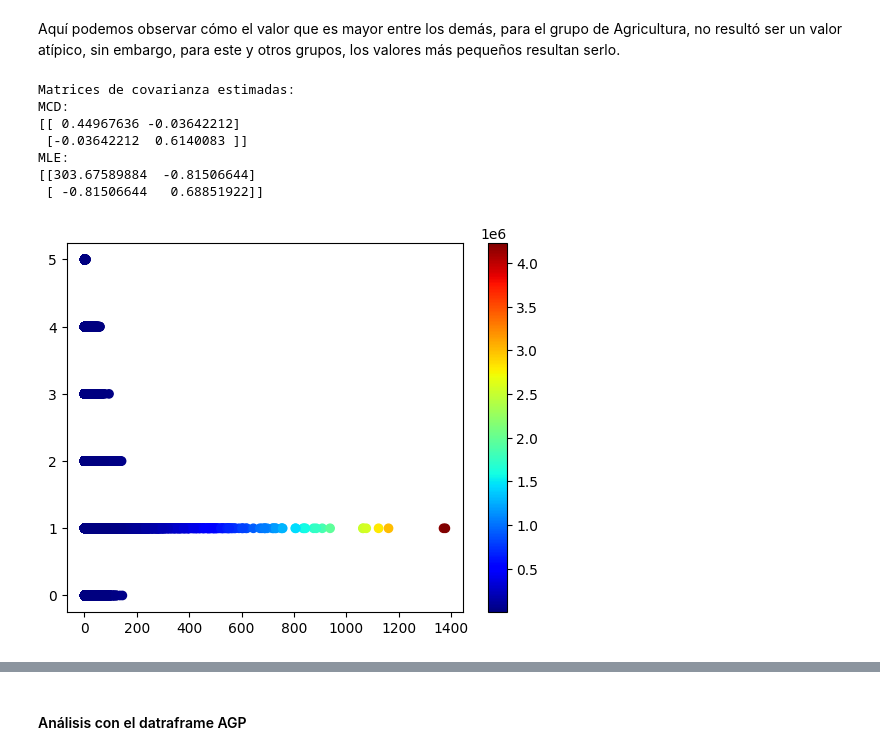
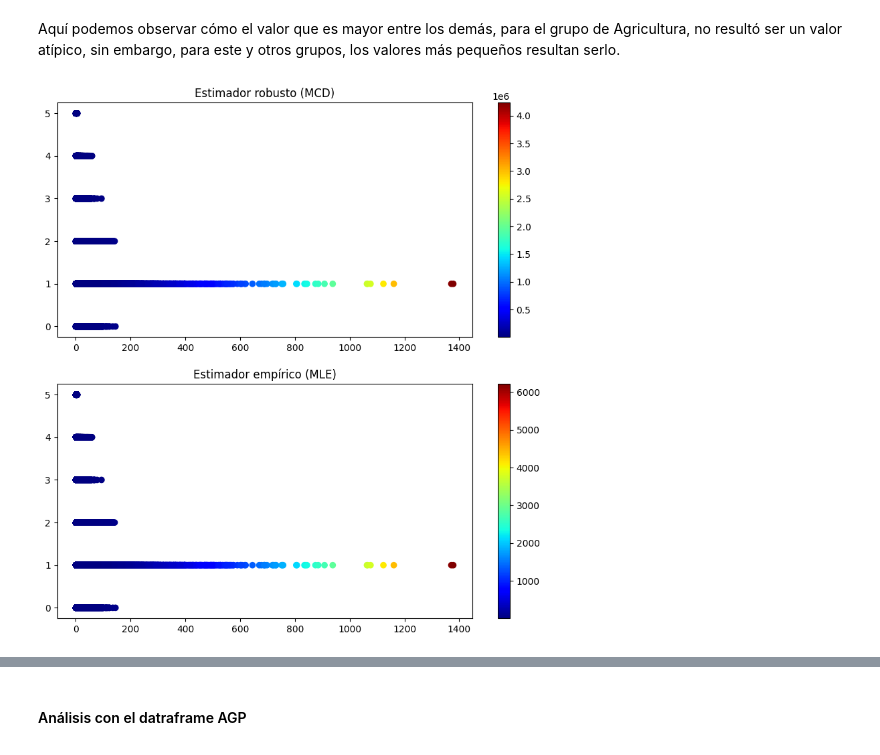
Before and after one commit to empleo-inducido/Trabajos_Generados, a Jupyter notebook: eda.ipynb, the cells around one changed output, grey strips where cells are left out. Saved outputs shown, nothing was run; the diff lists cells and outputs as text; code cells hidden in the pictures.

Commit message:
Visualización de outliers y datos faltantes

```diff
--- a/eda.ipynb
+++ b/eda.ipynb
@@ -135,25 +135,26 @@ Aquí podemos observar cómo el valor que es mayor entre los demás, para el gru
 # %%
 # Estimador robusto (MCD)
 robust_cov = MinCovDet().fit(X)
 estimado_MCD = robust_cov.mahalanobis(X)
 
 # Estimador empírico (MLE)
 emp_cov = EmpiricalCovariance().fit(X)
 estimado_MLE = emp_cov.mahalanobis(X)
 
-print('Matrices de covarianza estimadas:\n' +
-      f'MCD:\n{robust_cov.covariance_}\n' +
-      f'MLE:\n{emp_cov.covariance_}')
+plt.figure(figsize=(10, 10))
 
+# Graficamos los datos, primero con el estimador MCD
+plt.subplot(2, 1, 1)
 plt.scatter(x=X[:,0], y=X[:,1], c=estimado_MCD, cmap='jet')
 plt.colorbar()
+plt.title('Estimador robusto (MCD)')
+
+# Graficamos los datos, ahora con el estimador MLE
+plt.subplot(2, 1, 2)
+plt.scatter(x=X[:,0], y=X[:,1], c=estimado_MLE, cmap='jet')
+plt.colorbar()
+plt.title('Estimador empírico (MLE)')
+
 plt.show()
 # %% [output]
-Matrices de covarianza estimadas:
-MCD:
-[[ 0.44967636 -0.03642212]
- [-0.03642212  0.6140083 ]]
-MLE:
-[[303.67589884  -0.81506644]
- [ -0.81506644   0.68851922]]
-[figure, old version]
+[figure, new version]
```
Also changed, not shown: parts of 12 cells of this notebook.
